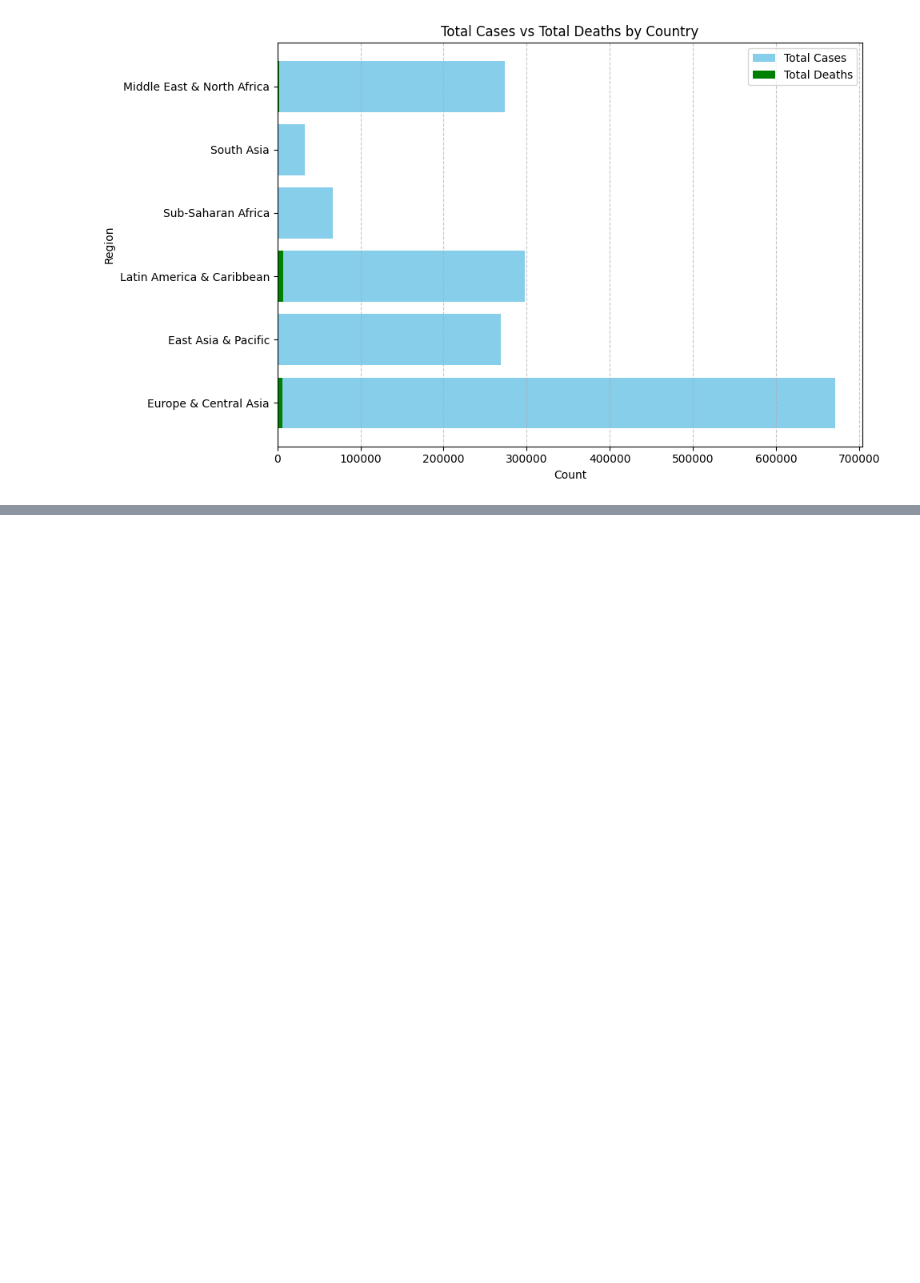
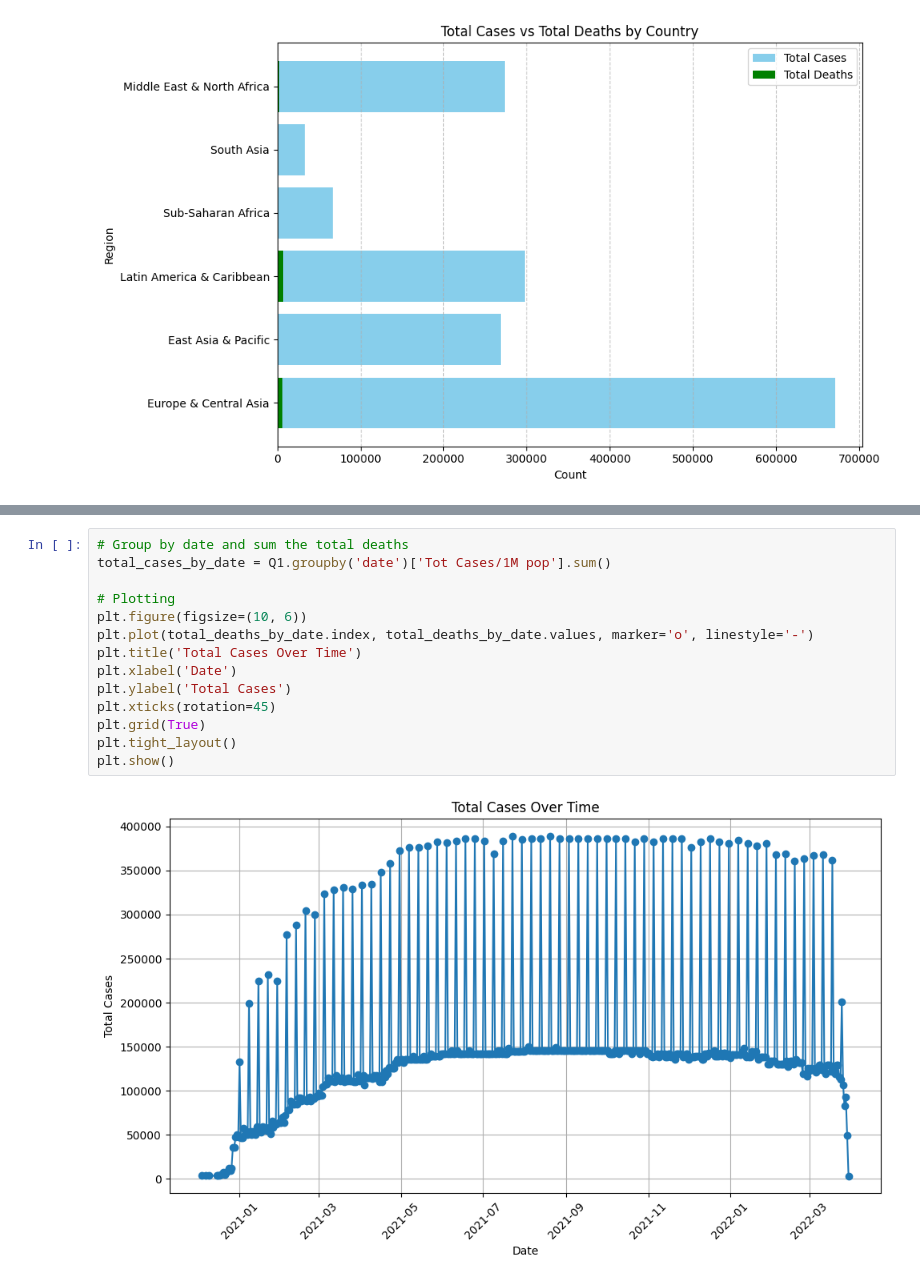
Before and after one commit to JoanneSiarivita/Data_Viz, a Jupyter notebook: data_viz/notebooks/Q1.ipynb, the cells around one changed output, grey strips where cells are left out. Drawn from its saved outputs; the diff is of its cells as text; blank space fills up the shorter version.

```diff
--- a/data_viz/notebooks/Q1.ipynb
+++ b/data_viz/notebooks/Q1.ipynb
@@ -90 +138,17 @@ plt.show()
+# %%
+# Group by date and sum the total deaths
+total_cases_by_date = Q1.groupby('date')['Tot Cases/1M pop'].sum()
+
+# Plotting
+plt.figure(figsize=(10, 6))
+plt.plot(total_deaths_by_date.index, total_deaths_by_date.values, marker='o', linestyle='-')
+plt.title('Total Cases Over Time')
+plt.xlabel('Date')
+plt.ylabel('Total Cases')
+plt.xticks(rotation=45)
+plt.grid(True)
+plt.tight_layout()
+plt.show()
+# %% [output]
+[figure, added]
 # %%
```
Also changed, not shown: parts of 6 cells of this notebook.
